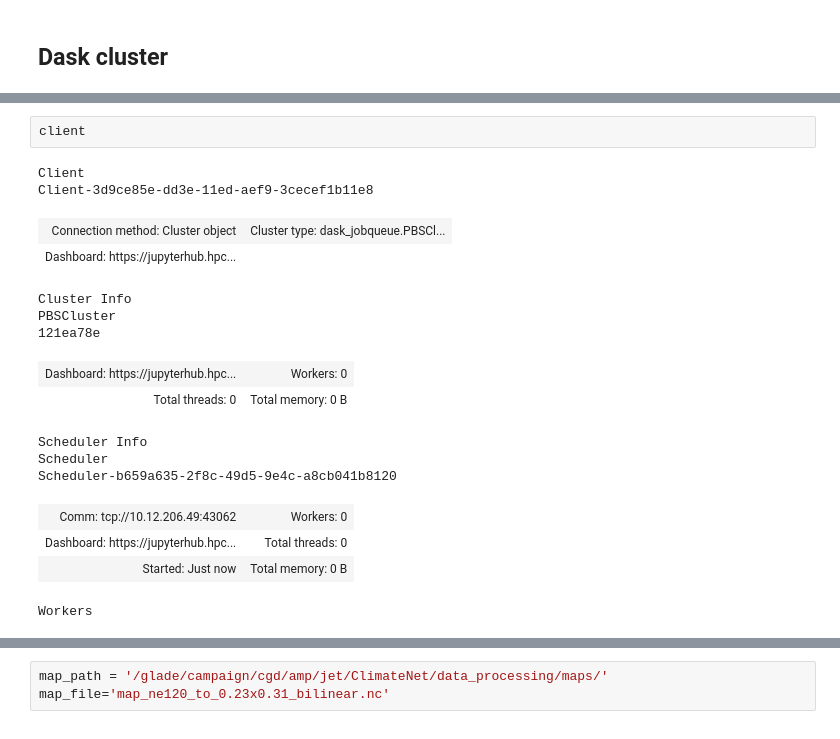
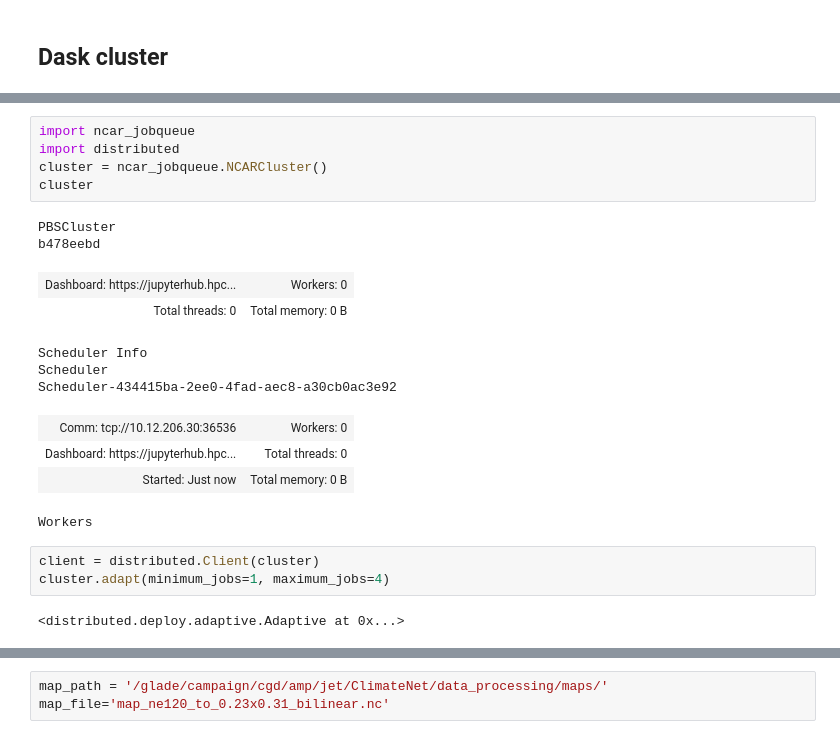
Before and after one commit to katiedagon/CAM-SE_analysis, a Jupyter notebook: notebooks/CAM-SE.ipynb, the cells around one changed output, grey strips where cells are left out. Drawn from its saved outputs; the diff is of its cells as text.

```diff
--- a/notebooks/CAM-SE.ipynb
+++ b/notebooks/CAM-SE.ipynb
@@ -58,19 +67,22 @@ Hosting the HTTP server on port 36121 instead
-# %%
-client
-# %% [output]
-Client
-Client-3d9ce85e-dd3e-11ed-aef9-3cecef1b11e8
-| Connection method: Cluster object | Cluster type: dask_jobqueue.PBSCl... |
-| Dashboard: https://jupyterhub.hpc... |  |
-Cluster Info
-PBSCluster
-121ea78e
-| Dashboard: https://jupyterhub.hpc... | Workers: 0 |
-| Total threads: 0 | Total memory: 0 B |
-Scheduler Info
-Scheduler
-Scheduler-b659a635-2f8c-49d5-9e4c-a8cb041b8120
-| Comm: tcp://10.12.206.49:43062 | Workers: 0 |
-| Dashboard: https://jupyterhub.hpc... | Total threads: 0 |
-| Started: Just now | Total memory: 0 B |
-Workers
+# %%
+import ncar_jobqueue
+import distributed
+cluster = ncar_jobqueue.NCARCluster()
+cluster
+# %% [output]
+PBSCluster
+b478eebd
+| Dashboard: https://jupyterhub.hpc... | Workers: 0 |
+| Total threads: 0 | Total memory: 0 B |
+Scheduler Info
+Scheduler
+Scheduler-434415ba-2ee0-4fad-aec8-a30cb0ac3e92
+| Comm: tcp://10.12.206.30:36536 | Workers: 0 |
+| Dashboard: https://jupyterhub.hpc... | Total threads: 0 |
+| Started: Just now | Total memory: 0 B |
+Workers
+# %%
+client = distributed.Client(cluster)
+cluster.adapt(minimum_jobs=1, maximum_jobs=4)
+# %% [output]
+<distributed.deploy.adaptive.Adaptive at 0x...>
```
Also changed, not shown: parts of 29 cells of this notebook.
